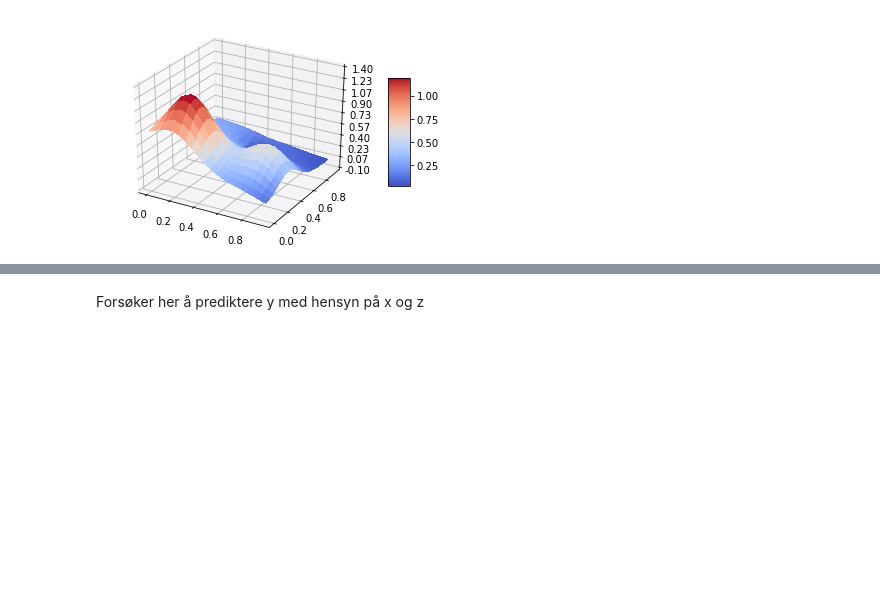
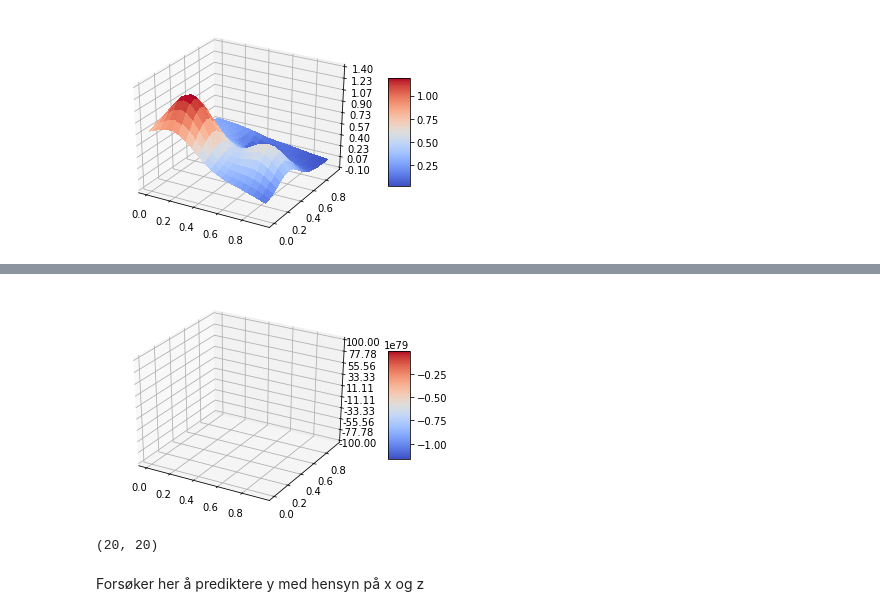
Before and after one commit to Skoppling90/FYS-STK4155-Project-1, a Jupyter notebook: Project number 1.ipynb, the cells around one changed output, grey strips where cells are left out. Saved outputs shown, nothing was run; the diff lists cells and outputs as text; code cells hidden in the pictures; blank space fills up the shorter version.

```diff
--- a/Project number 1.ipynb
+++ b/Project number 1.ipynb
@@ -102,0 +383,2 @@ plt.show()
+# %%
+Step2=Step1.dot(xb.T)
@@ -102,0 +389,4 @@ plt.show()
+# %%
+Step3=Step2.dot(z)
+# %%
+beta=Step3
@@ -102,0 +397,2 @@ plt.show()
+# %%
+y_pred=beta[0]+x*beta[1]+y*beta[2]+x**2*beta[3]+y**2*beta[4]+x*y*beta[5]
@@ -102,0 +449,26 @@ plt.show()
+# %%
+fig = plt.figure()
+ax = fig.gca(projection='3d')
+
+
+
+
+
+
+
+
+# Plot the surface.
+surf = ax.plot_surface(x, y, y_pred, cmap=cm.coolwarm,
+                       linewidth=0, antialiased=False)
+
+# Customize the z axis.
+ax.set_zlim(-100.0, 100.0)
+ax.zaxis.set_major_locator(LinearLocator(10))
+ax.zaxis.set_major_formatter(FormatStrFormatter('%.02f'))
+
+# Add a color bar which maps values to colors.
+fig.colorbar(surf, shrink=0.5, aspect=5)
+
+plt.show()
+# %% [output]
+[figure, added]
@@ -103,2 +477,6 @@ plt.show()
+# %%
+z.shape
+# %% [output]
+(20, 20)
 # %% [markdown]
 Forsøker her å prediktere y med hensyn på x og z
```
Also changed, not shown: parts of 40 cells of this notebook, 1 other file.
